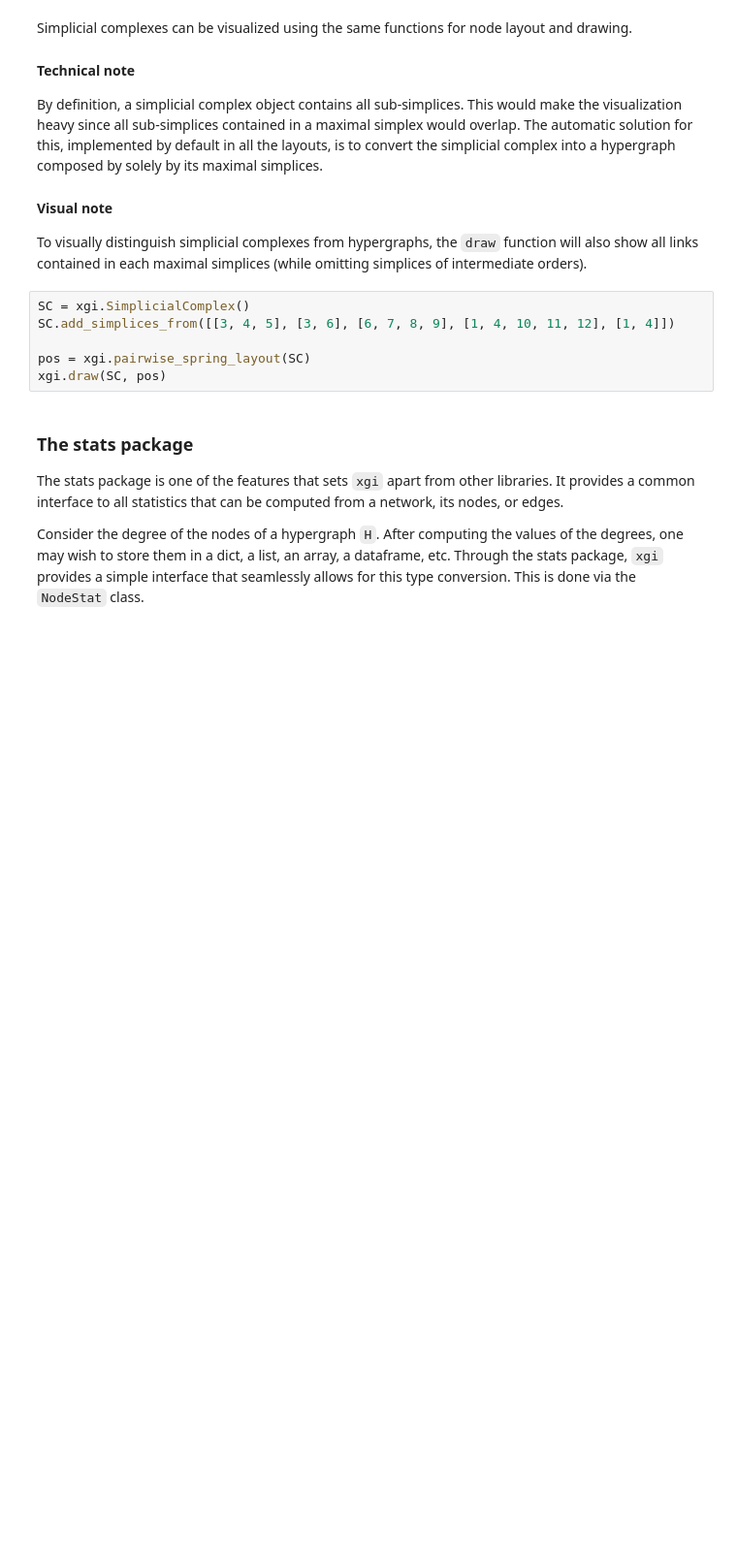
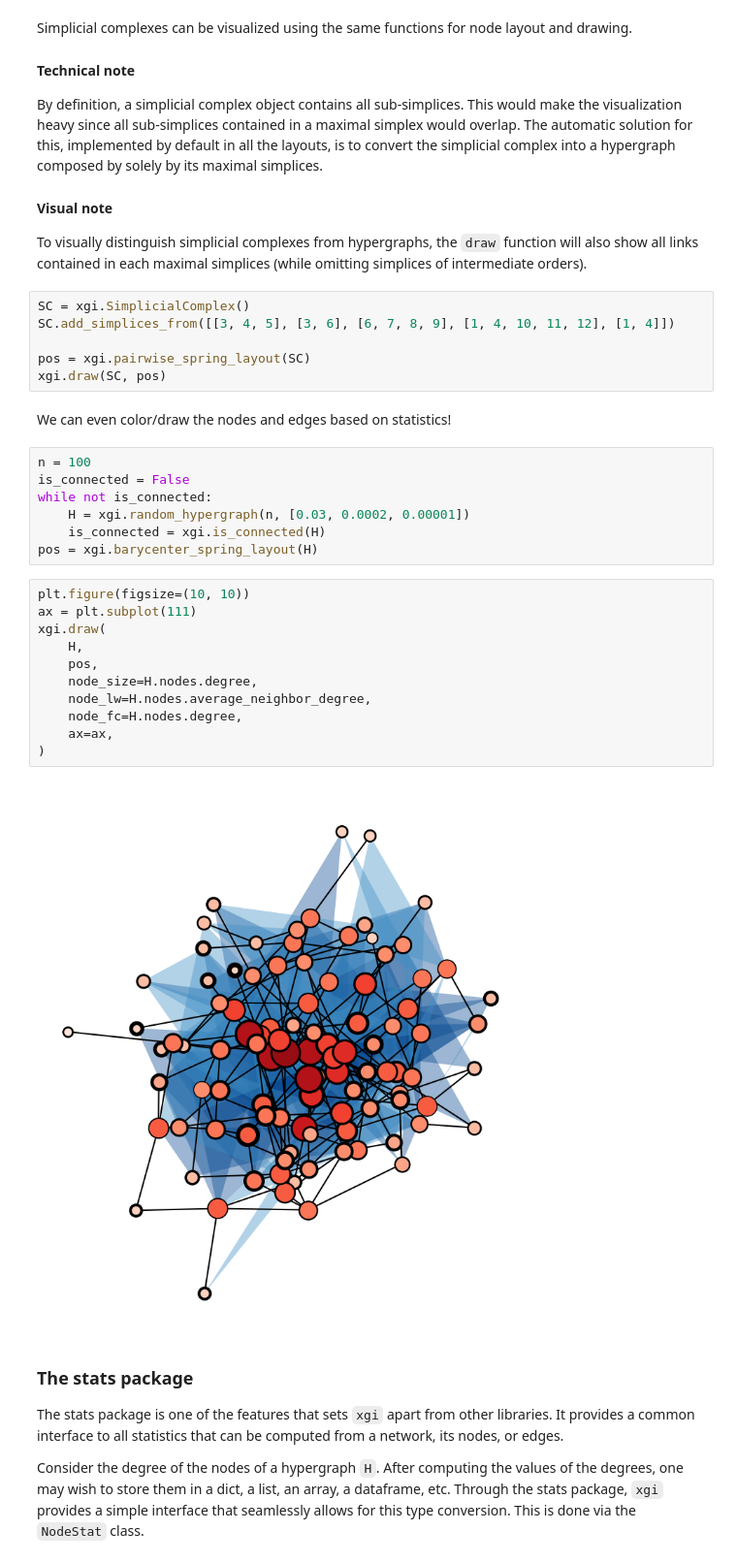
Before and after one commit to xgi-org/xgi, a Jupyter notebook: tutorials/quickstart.ipynb, the cells around one changed output. Shown at 97% size. Drawn from its saved outputs; the diff is of its cells as text; blank space fills up the shorter version.

```diff
--- a/tutorials/quickstart.ipynb
+++ b/tutorials/quickstart.ipynb
@@ -187,6 +201,28 @@ SC.add_simplices_from([[3, 4, 5], [3, 6], [6, 7, 8, 9], [1, 4, 10, 11, 12], [1,
 
 pos = xgi.pairwise_spring_layout(SC)
 xgi.draw(SC, pos)
+# %% [markdown]
+We can even color/draw the nodes and edges based on statistics!
+# %%
+n = 100
+is_connected = False
+while not is_connected:
+    H = xgi.random_hypergraph(n, [0.03, 0.0002, 0.00001])
+    is_connected = xgi.is_connected(H)
+pos = xgi.barycenter_spring_layout(H)
+# %%
+plt.figure(figsize=(10, 10))
+ax = plt.subplot(111)
+xgi.draw(
+    H,
+    pos,
+    node_size=H.nodes.degree,
+    node_lw=H.nodes.average_neighbor_degree,
+    node_fc=H.nodes.degree,
+    ax=ax,
+)
+# %% [output]
+[figure, added]
 # %% [markdown]
 ### The stats package
 
```
Also changed, not shown: parts of 11 cells of this notebook, 5 other files.
